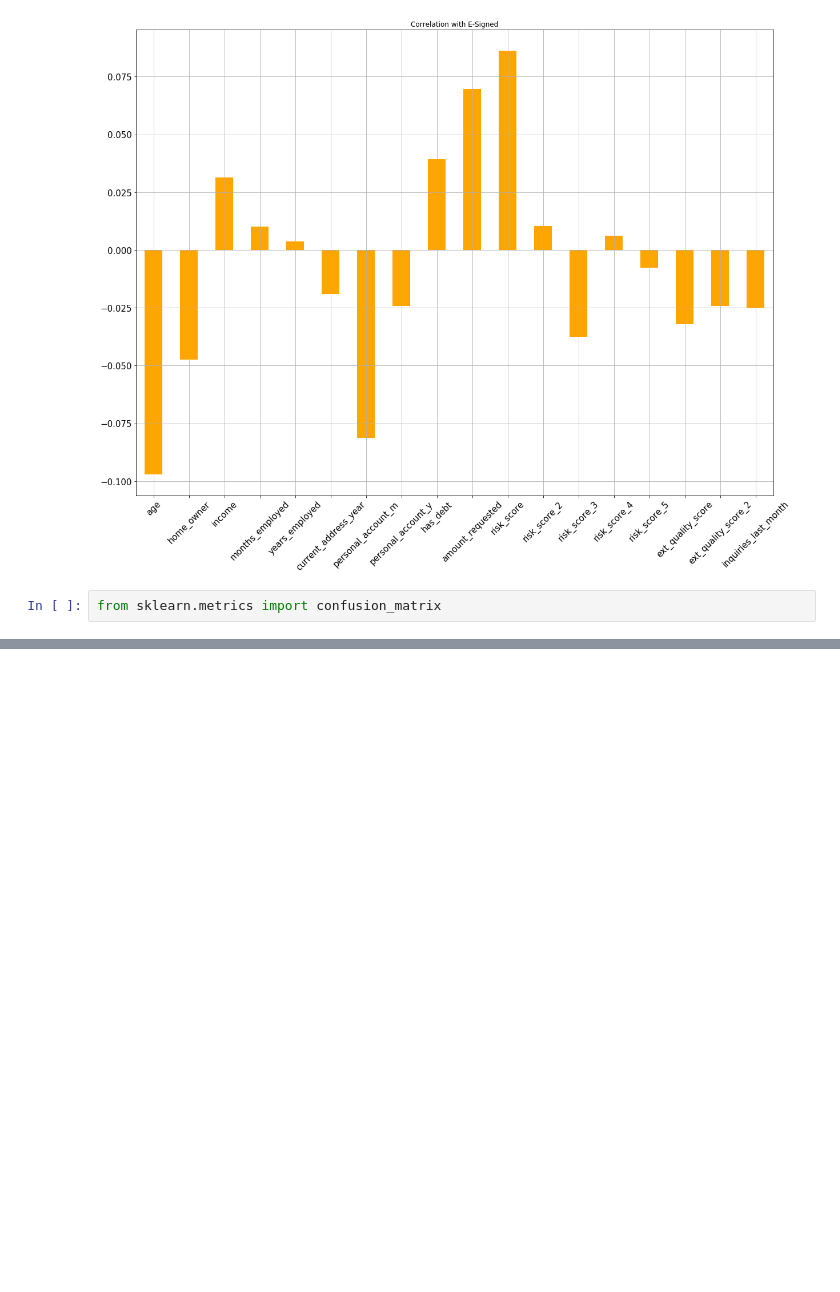
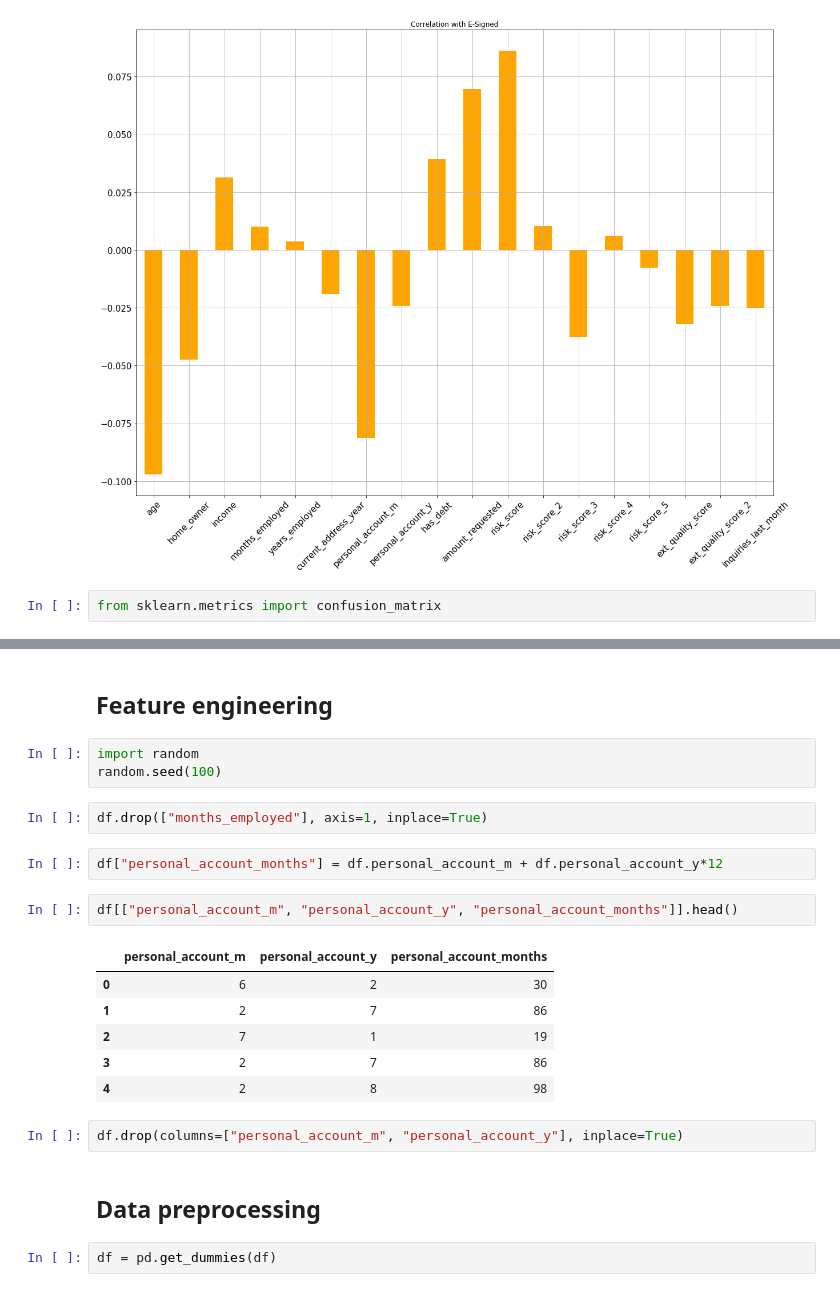
Before and after one commit to DGV1995/Curso-Practical-Machine-Learning, a Jupyter notebook: Notebooks/Predicting the likelihood of a loan.ipynb, the cells around one changed output, grey strips where cells are left out. Drawn from its saved outputs; the diff is of its cells as text; blank space fills up the shorter version.

```diff
--- a/Notebooks/Predicting the likelihood of a loan.ipynb
+++ b/Notebooks/Predicting the likelihood of a loan.ipynb
@@ -276,0 +277,24 @@ sns.heatmap(corr, annot=True, cmap=cmap, mask=mask)
+# %% [markdown]
+## Feature engineering
+# %%
+import random
+random.seed(100)
+# %%
+df.drop(["months_employed"], axis=1, inplace=True)
+# %%
+df["personal_account_months"] = df.personal_account_m + df.personal_account_y*12
+# %%
+df[["personal_account_m", "personal_account_y", "personal_account_months"]].head()
+# %% [output]
+|  | personal_account_m | personal_account_y | personal_account_months |
+| 0 | 6 | 2 | 30 |
+| 1 | 2 | 7 | 86 |
+| 2 | 7 | 1 | 19 |
+| 3 | 2 | 7 | 86 |
+| 4 | 2 | 8 | 98 |
+# %%
+df.drop(columns=["personal_account_m", "personal_account_y"], inplace=True)
+# %% [markdown]
+## Data preprocessing
+# %%
+df = pd.get_dummies(df)
```
Also changed, not shown: parts of 17 cells of this notebook.
